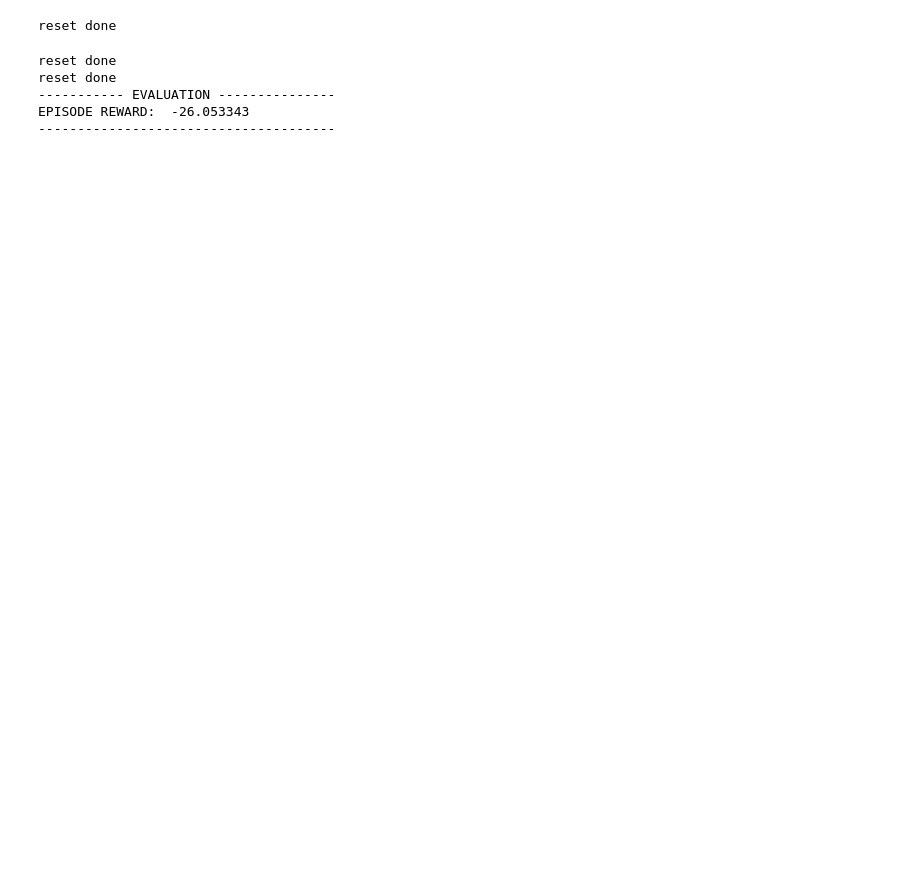
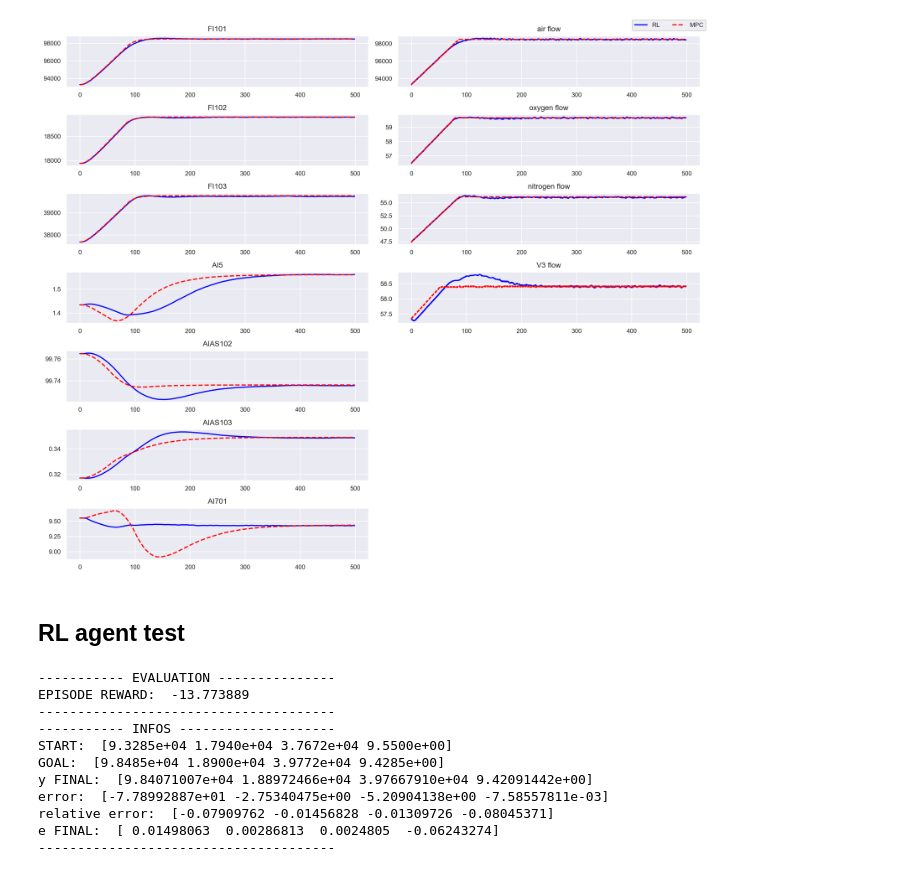
Before and after one commit to qiuruiyu/cleanrl, a Jupyter notebook: asu_test.ipynb, the cells around one changed output. Saved outputs shown, nothing was run; the diff lists cells and outputs as text; code cells hidden in the pictures; blank space fills up the shorter version.

```diff
--- a/asu_test.ipynb
+++ b/asu_test.ipynb
@@ -50,0 +98,10 @@ plt.grid()
+# %%
+nrow = np.max([rl_ysim.shape[1], rl_usim.shape[1]])
+fig, ax = plt.subplots(rl_usim.shape[1], 1, figsize=(8, 6), dpi=300)
+# plot y
+for i in range(rl_usim.shape[1]):
+    ax[i].plot(rl_usim[:, i], label='RL', color='blue')
+    ax[i].plot(mpc_usim[:, i], label='MPC', color='red', linestyle='--')
+    ax[i].grid(True)
+    ax[i].set_title(u_name[i])
+plt.tight_layout()
@@ -50,0 +110,26 @@ plt.grid()
+# %%
+nrow = np.max([rl_ysim.shape[1], rl_usim.shape[1]])
+fig, ax = plt.subplots(nrow, 2, figsize=(12, 10), dpi=300)
+# plot y
+for i in range(rl_ysim.shape[1]):
+    ax[i, 0].plot(rl_ysim[:, i], label='RL', color='blue')
+    ax[i, 0].plot(mpc_ysim[:, i], label='MPC', color='red', linestyle='--')
+    ax[i, 0].grid(True)
+    ax[i, 0].set_title(y_name[i])
+
+# plot u
+for i in range(rl_usim.shape[1]):
+    ax[i, 1].step(list(range(rl_usim.shape[0])), rl_usim[:, i], label='RL', color='blue')
+    ax[i, 1].step(list(range(rl_usim.shape[0])), mpc_usim[:, i], label='MPC', color='red', linestyle='--')
+    ax[i, 1].grid(True)
+    ax[i, 1].set_title(u_name[i])
+
+# invisible the rest of the axis
+for i in range(rl_usim.shape[1], nrow, 1):
+    ax[i, 1].set_visible(False)
+
+lines, labels = ax[0, 0].get_legend_handles_labels()
+fig.legend(lines, labels, loc='upper right', ncol=2)
+plt.tight_layout()
+# %% [output]
+[figure, added]
@@ -51,3 +147,5 @@ plt.grid()
+# %% [markdown]
+## RL agent test
 # %%
 parser = argparse.ArgumentParser()
 parser.add_argument("--qr", metavar=('q', 'r'), type=float, nargs=2, default=(1, 1),
@@ -57,21 +155,17 @@ args = parser.parse_known_args()[0]
 cfg = {
         'Tsim': 500,
         'obs_dict': False,
-        'eval': True,
-        'model_path': './models/ppo_continuous_action_control_asu4-2/',
 }
 env_eval = gymnasium.vector.SyncVectorEnv(
     [make_env(1, i, False, 1, 0.99, args, env_cfg=cfg) for i in range(1)])
-# %% [output]
-reset done
 # %%
 agent = Agent(env_eval)
-agent.load_state_dict(torch.load('./models/ppo_continuous_action_control_asu4-2/best_agent.pt'))
-# agent.load_state_dict(torch.load('./models/ppo_continuous_action_asu_all_features-4/best_agent.pt'))
-
+# agent.load_state_dict(torch.load('./stable_models/ppo_continuous_action_stable4x4-0/best_agent.pt'))
+agent.load_state_dict(torch.load('./models/ppo_continuous_action_stable4x4-5/best_agent.pt'))
 
 next_obs, _ = env_eval.reset()
 
+goal = env_eval.envs[0].goal
 ny = env_eval.envs[0].ny
 nu = env_eval.envs[0].nu
 
@@ -80,6 +174,8 @@ y = []
 du = []
 u = []
 returns = []
+
+r_mse, r_energy, r_overshoot = [], [], []
 
 while True:
     step = env_eval.envs[0].num_step
@@ -92,12 +188,16 @@ while True:
         next_obs, reward, terminated, truncated, infos = env_eval.step(a.cpu().numpy())
     done = np.logical_or(terminated, truncated)
 
+    if 'r_mse' in infos:
+        r_mse.append(infos['r_mse'][0])
+        r_energy.append(infos['r_energy'][0])
+        r_overshoot.append(infos['r_overshoot'][0])
+
     if "final_info" not in infos:
             continue
     for info in infos["final_info"]:
         if info is None:
             continue
-        # print(f"eval_episodic_return={info['episode']['r']}")
         returns.append(info["episode"]["r"])
 
     if done:
@@ -112,10 +212,23 @@ y = np.array(y)
 du = np.array(du)
 u = np.array(u)
 
-# print(e.shape, y.shape, du.shape, u.shape)
+print('----------- INFOS --------------------')
+print('START: ', y[0])
+print('GOAL: ', goal.reshape(-1))
+print('y FINAL: ', y[-1])
+print('error: ', y[-1] - goal.reshape(-1))
+print('relative error: ', (y[-1] - goal.reshape(-1)) / goal.reshape(-1) * 100)
+print('e FINAL: ', e[-1])
+print('--------------------------------------')
 # %% [output]
-reset done
-reset done
 ----------- EVALUATION ---------------
-EPISODE REWARD:  -26.053343
+EPISODE REWARD:  -13.773889
 --------------------------------------
+----------- INFOS --------------------
+START:  [9.3285e+04 1.7940e+04 3.7672e+04 9.5500e+00]
+GOAL:  [9.8485e+04 1.8900e+04 3.9772e+04 9.4285e+00]
+y FINAL:  [9.84071007e+04 1.88972466e+04 3.97667910e+04 9.42091442e+00]
+error:  [-7.78992887e+01 -2.75340475e+00 -5.20904138e+00 -7.58557811e-03]
+relative error:  [-0.07909762 -0.01456828 -0.01309726 -0.08045371]
+e FINAL:  [ 0.01498063  0.00286813  0.0024805  -0.06243274]
+--------------------------------------
```
Also changed, not shown: parts of 20 cells of this notebook, 7 other files.
